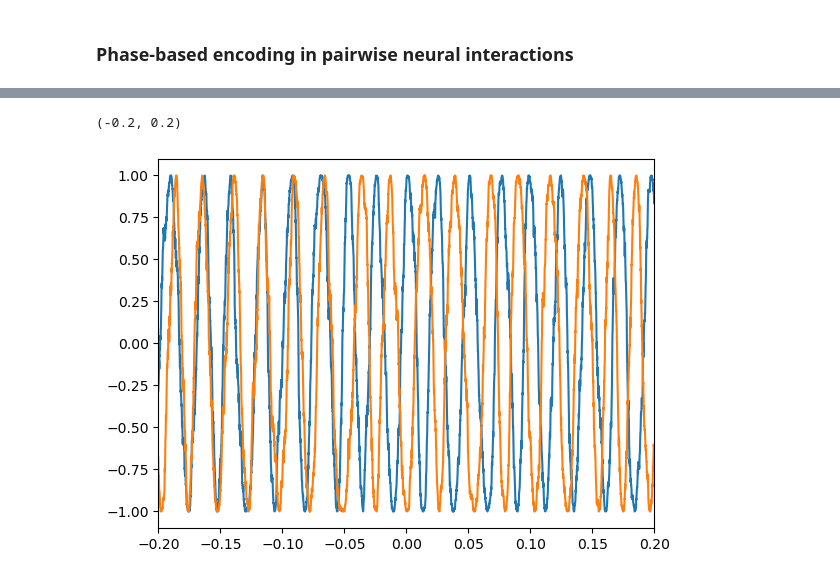
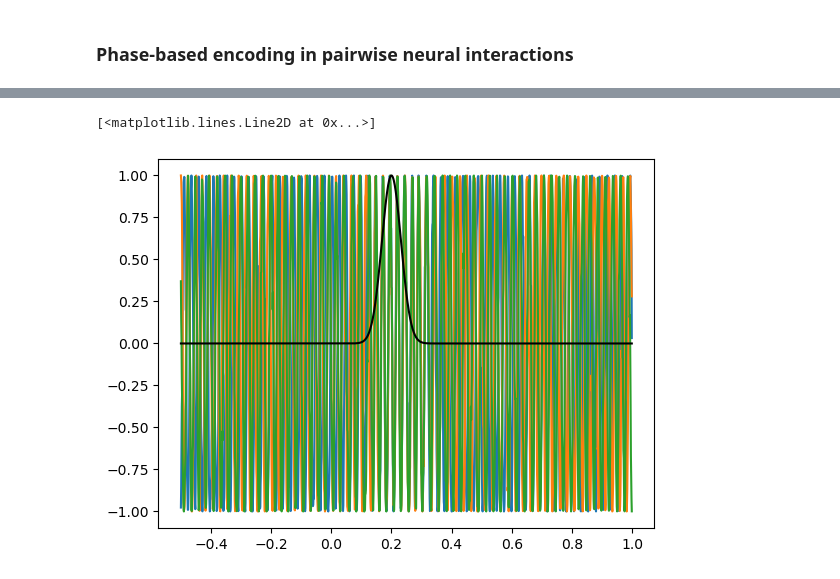
Before and after one commit to ViniciusLima94/phase_amplitude_encoding, a Jupyter notebook: notebooks/Figure1.ipynb, the cells around one changed output, grey strips where cells are left out. Cells and saved outputs as stored; diff of their text form; code cells hidden in the pictures.

```diff
--- a/notebooks/Figure1.ipynb
+++ b/notebooks/Figure1.ipynb
@@ -19,22 +20,24 @@ from tqdm import tqdm
 
 from src.models import simulate_kuramoto
 # %%
-dt = 1e-4  # Sample frequency
-
-fs = 1 / dt  # Integration time-step
+dt = 0.001  # Integration time-step
+fs = 1 / dt
 f = 40  # Natural frequency
 beta = 3.5  # Noise variance
-A = np.array([[0, 1], [0, 0]])  # Adjacency matrix
-ntrials = 200
-time = np.arange(-4, 4, dt)  # Time array
+A = np.array([[0, 1, 0], [0, 0, 1], [1, 0, 0]]).T
+ntrials = 500
+time = np.arange(-0.5, 1, 1/fs)  # Time array
 T = time.shape[0]
 # %%
-s = 30 / (2 * np.pi * f)
+s = 8 / (2 * np.pi * f)
 
 time_start = 0
-time_end = 1
+time_end = 0.4
 timestim = time[(time > time_start) & (time < time_end)] - (time_end - time_start) / 2
 ind = np.where((time > time_start) & (time < time_end))[0]
 gaussian = np.exp(-(timestim**2) / (2 * s**2))
 coupling = np.zeros_like(time)
 coupling[ind] = gaussian
+
+# Coupling strength array (linearly spaced from 1 to 100)
+CS = np.linspace(1, 100, ntrials)
@@ -49,13 +51,12 @@ for trial in tqdm(range(ntrials)):
     data += [
         simulate_kuramoto(
             10 * A,
-            coupling * trial * 100 / ntrials,
+            coupling * CS[trial],
             f,
             fs,
             beta,
             T,
-            seed=trial * 25703989,
+            seed=trial * 32,
+            decim=1
         )
     ]
-# %%
-data = np.stack(data)[..., (time >= -1) * (time <= 2)]
@@ -62,6 +68,6 @@ data = np.stack(data)[..., (time >= -1) * (time <= 2)]
 # %%
-plt.plot(time[(time >= -1) * (time <= 2)], data[-1].real.T)
-plt.xlim(-0.2, 0.2)
+plt.plot(time[::1], data[-1].real.T)
+plt.plot(time, coupling, "k")
 # %% [output]
-(-0.2, 0.2)
+[<matplotlib.lines.Line2D at 0x...>]
-[figure, old version]
+[figure, new version]
```
Also changed, not shown: parts of 31 cells of this notebook, 3 other files.
